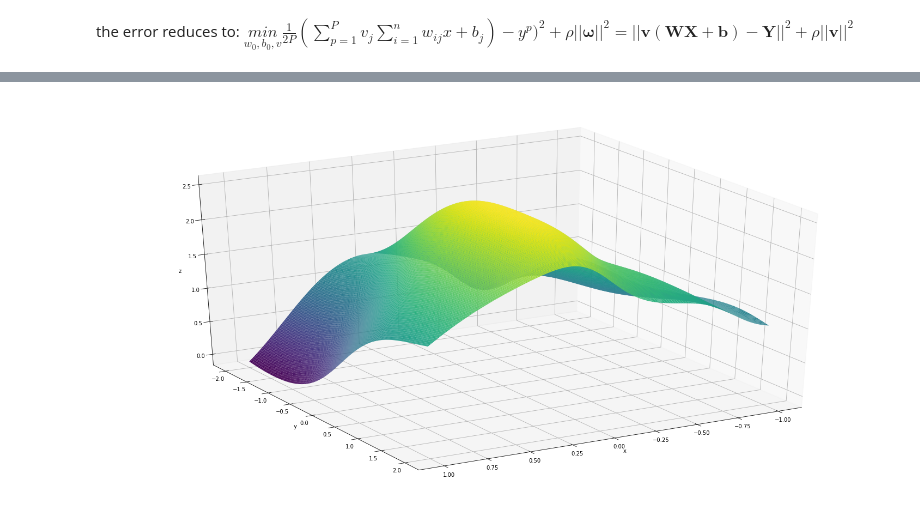
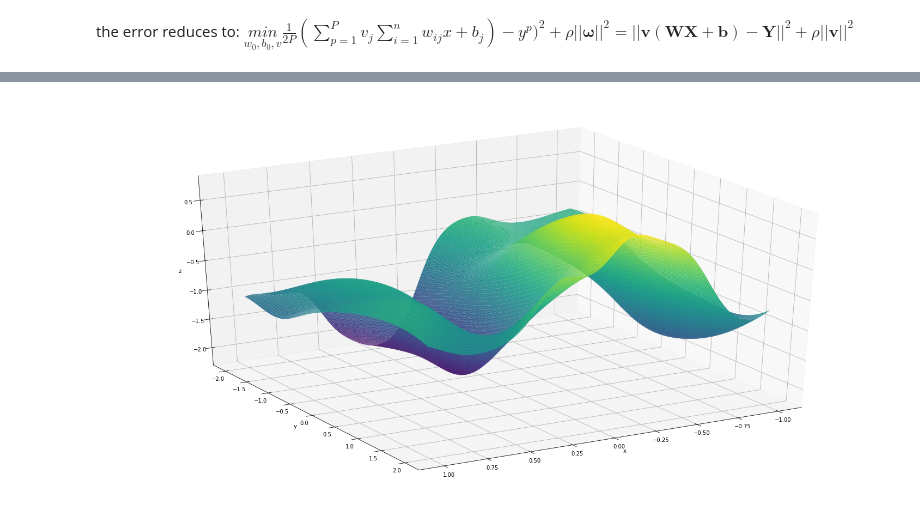
Before and after one commit to giorgiozannini/omml-homework-2, a Jupyter notebook: mlp.ipynb, the cells around one changed output, grey strips where cells are left out. Saved outputs shown, nothing was run; the diff lists cells and outputs as text; code cells hidden in the pictures.

```diff
--- a/mlp.ipynb
+++ b/mlp.ipynb
@@ -136,7 +136,7 @@ class Mlp(ShallowNeuralNetwork):
 
         return result.nfev, result.njev, result.nit, result.fun, result.jac, time_elapsed
 # %%
-nn = Mlp(X_train, y_train, N = 30, sigma = 5, rho = 10e-5, method = "BFGS")
+nn = Mlp(X_train, y_train, N = 35, sigma = 8, rho = 10e-5, method = "BFGS")
 func_eval, grad_eval, iterations, opt_fun, jacobian, time_elapsed = nn.optimize()
 print("Training Error :", nn.mse(X_train, y_train, nn.w, nn.b, nn.v))
 print("Test Error :", nn.mse(X_test, y_test, nn.w, nn.b, nn.v))
@@ -360,7 +368,7 @@ train_mses = {}
 for i in tqdm_notebook(range(num_it)):
 
     s = np.random.randint(1000000000)
-    nn = Mlp_el(X_train, y_train, N = 30, sigma = 5, rho = 10e-5, method = "BFGS",seed = s)
+    nn = Mlp_el(X_train, y_train, N = 35, sigma = 8, rho = 10e-5, method = "BFGS",seed = s)
     nn.optimize()
 
     train_mses[s] = nn.mse(X_train, y_train, nn.w, nn.b, nn.v)
@@ -371,7 +379,7 @@ print("finished training.")
 
 opt_seed = min(test_mses, key=test_mses.get)
 print("Train Error :", min(list(train_mses.values())))
-print("Test Error :", min(list(test_mses.values()))) # 0.0149 120356005 # 0.02775827161960538 385512948
+print("Test Error :", min(list(test_mses.values()))) # 0.0149 120356005 # 0.018033909763095695 491706162
 print("Seed :", opt_seed)
 # %% [output]
 training...
@@ -383,29 +388,29 @@ Seed : 385512948
 # %%
 def plot(nn):
 
     # creates 3d space
     fig = plt.figure(figsize = [20,10])
     ax = Axes3D(fig)
 
     # grid of the support of the estimated function
     x1 = np.linspace(-2, 2, 200)
     x2 = np.linspace(-1, 1, 200)
     X2, X1 = np.meshgrid(x1, x2)
 
     # predictions on the given support
     Y = np.array([nn.predict(np.array([x1[i], x2[k]]).reshape(2,1),
                              nn.w, nn.b, nn.v) for i in range(200) for k in range(200)])
     Y = Y.ravel().reshape(200,200)
 
     # plotting
     ax.plot_surface(X1, X2, Y, rstride=1, cstride=1,cmap='viridis', edgecolor='none')
     ax.set_xlabel('x')
     ax.set_ylabel('y')
     ax.set_zlabel('z')
     ax.view_init(30, 60)
     plt.show()
 
-nn = Mlp_el(X_train, y_train, N = 30, sigma = 5, rho = 10e-5, seed = opt_seed)
+nn = Mlp_el(X_train, y_train, N = 35, sigma = 8, rho = 10e-5)
 plot(nn)
 # %% [output]
-[figure, old version]
+[figure, new version]
```
Also changed, not shown: parts of 7 cells of this notebook.
